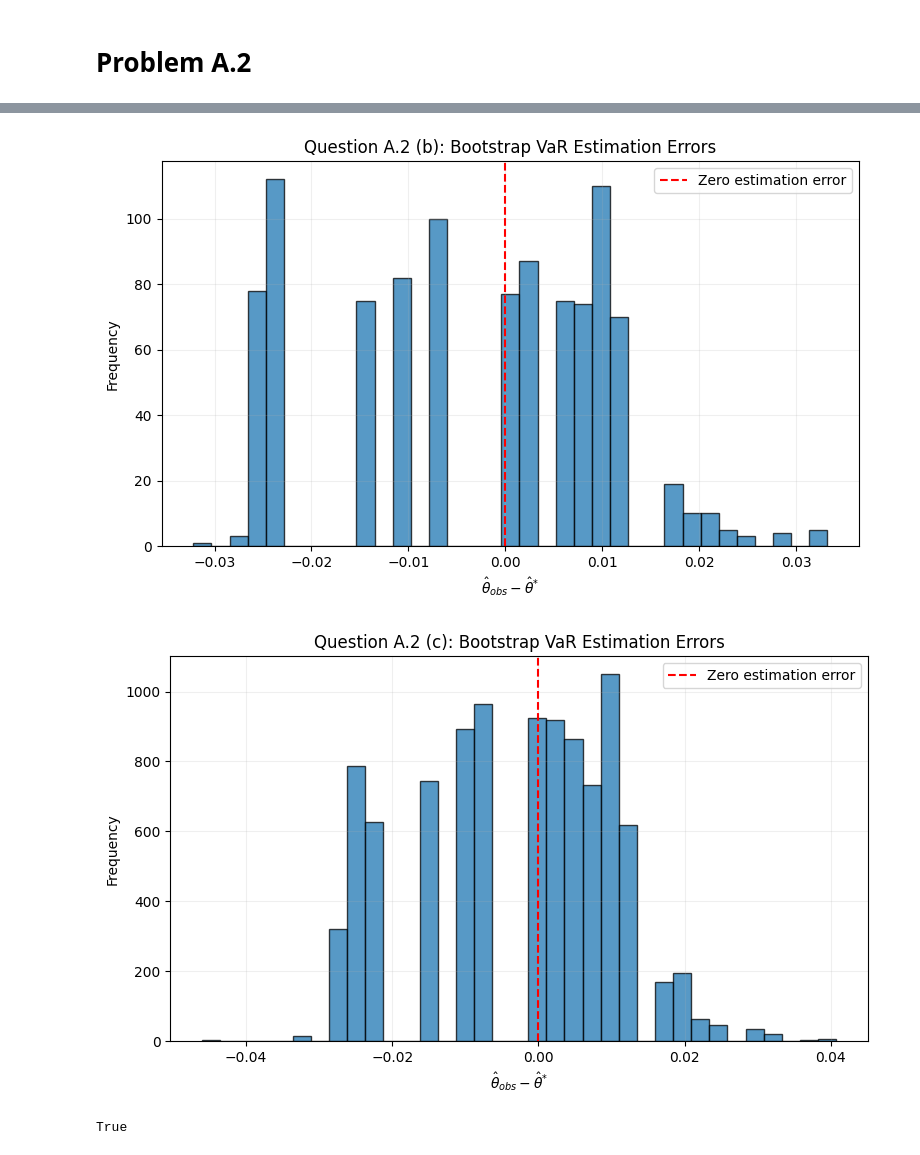
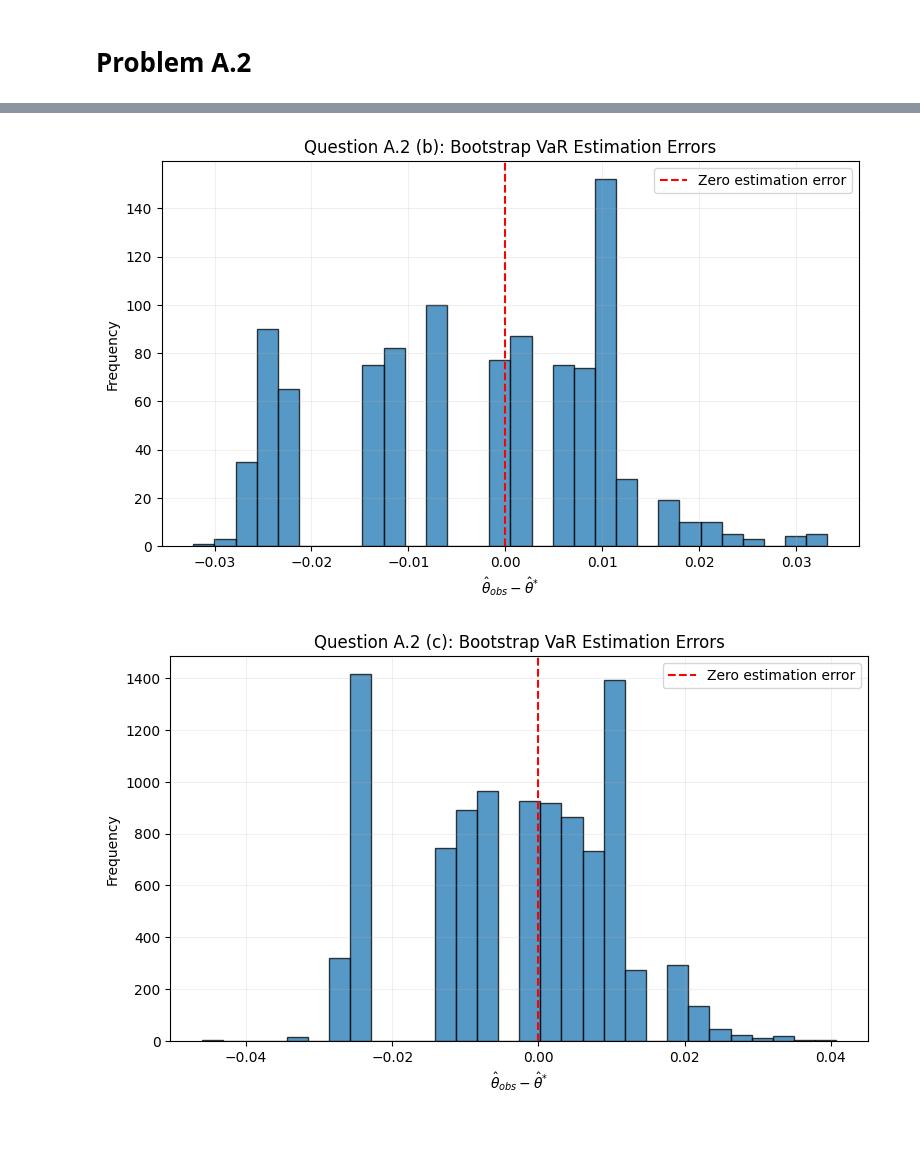
Before and after one commit to tom-fritzdorf/Risk-managment, a Jupyter notebook: Projekt1_Tom.ipynb, the cells around one changed output, grey strips where cells are left out. Cells and saved outputs as stored; diff of their text form; code cells hidden in the pictures.

```diff
--- a/Projekt1_Tom.ipynb
+++ b/Projekt1_Tom.ipynb
@@ -189,38 +188,37 @@ def Bootstrap(N):
 
     theta_star = np.quantile(L_star, p, axis=1, method = "inverted_cdf")
     return theta_obs, theta_star
 
 theta_obs_b, theta_star_b = Bootstrap(1000)
 boot_error_b = theta_obs_b - theta_star_b
 
 theta_obs_c, theta_star_c = Bootstrap(10000)
 boot_error_c = theta_obs_c - theta_star_c
 
 
 plt.figure(figsize=(9, 5))
-plt.hist(boot_error_b, bins=35, edgecolor="black", alpha=0.75)
+plt.hist(boot_error_b, bins=30, edgecolor="black", alpha=0.75)
 plt.axvline(0, color="red", linestyle="--", label="Zero estimation error")
 plt.xlabel(r"$\hat{\theta}_{obs} - \hat{\theta}^{*}$")
 plt.ylabel("Frequency")
 plt.title("Question A.2 (b): Bootstrap VaR Estimation Errors")
 plt.legend()
 plt.grid(alpha=0.2)
 plt.show()
 
 
 plt.figure(figsize=(9, 5))
-plt.hist(boot_error_c, bins=35, edgecolor="black", alpha=0.75)
+plt.hist(boot_error_c, bins=30, edgecolor="black", alpha=0.75)
 plt.axvline(0, color="red", linestyle="--", label="Zero estimation error")
 plt.xlabel(r"$\hat{\theta}_{obs} - \hat{\theta}^{*}$")
 plt.ylabel("Frequency")
 plt.title("Question A.2 (c): Bootstrap VaR Estimation Errors")
 plt.legend()
 plt.grid(alpha=0.2)
 plt.show()
 # %% [output]
-[figure, old version]
+[figure, new version]
-[figure, old version]
+[figure, new version]
-True
 # %%
 np.random.seed(37)
 
```
Also changed, not shown: parts of 4 cells of this notebook.
